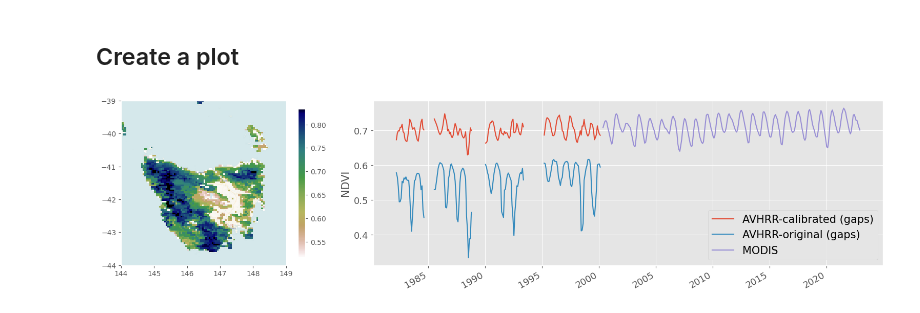
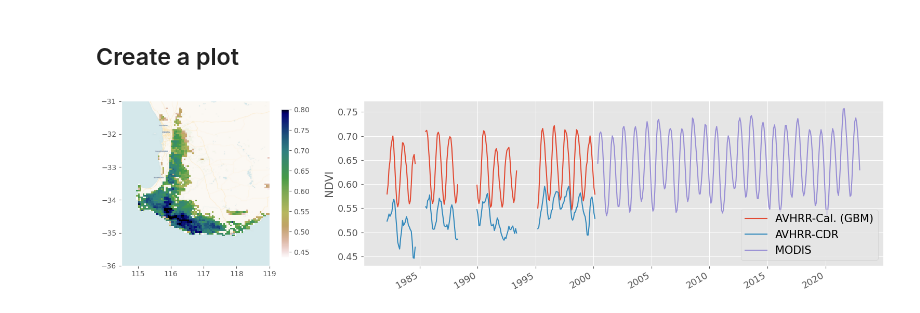
Before and after one commit to cbur24/climate-carbon-interactions, a Jupyter notebook: notebooks/harmonization/3_Example_timeseries_plots.ipynb, the cells around one changed output. Drawn from its saved outputs; the diff is of its cells as text; code cells hidden in the pictures.

```diff
--- a/notebooks/harmonization/3_Example_timeseries_plots.ipynb
+++ b/notebooks/harmonization/3_Example_timeseries_plots.ipynb
@@ -28,9 +28,9 @@ crs='epsg:4326'
 name='trees'
 
 # #Tassie
-lat=slice(-39,-45)
-lon=slice(144,149)
-plotname = 'Tasmania'
+# lat=slice(-39,-45)
+# lon=slice(144,149)
+# plotname = 'Tasmania'
 
 #queensland
 # lat=slice(-10,-20)
@@ -38,9 +38,9 @@ plotname = 'Tasmania'
 # plotname='Northern Queensland'
 
 # #SW WA
-# lat=slice(-31,-36)
-# lon=slice(114.5,119)
-# plotname='Southwest WA'
+lat=slice(-31,-36)
+lon=slice(114.5,119)
+plotname='Southwest WA'
 # %% [markdown]
 ## Open data
 # %%
@@ -91,32 +91,32 @@ modis = modis.where(mask1)
 # %%
 mosiac = [
     ["A", "B", "B"],
 ]
 
 fig, ax = plt.subplot_mosaic(mosiac, figsize=(16,4))
 
 im = modis.sel(longitude=lon, latitude=lat).mean('time').plot(robust=True, cmap='gist_earth_r',ax=ax['A'], add_colorbar=False, add_labels=False)
 cbar = plt.colorbar(im, ax=ax['A'], shrink=0.9)
 # ax['A'].set_yticklabels([])
 # ax['A'].set_xticklabels([])
 ax['A'].set_ylabel('')
 ax['A'].set_xlabel('')
 ctx.add_basemap(ax['A'], source=ctx.providers.CartoDB.Voyager, crs='EPSG:4326', attribution='', attribution_size=1)
 
 ax["B"].grid(True)
-merge.sel(longitude=lon, latitude=lat).mean(['latitude','longitude']).rolling(time=3).mean().plot(ax=ax["B"], label='AVHRR-calibrated (gaps)')
-avhrr.sel(longitude=lon, latitude=lat).mean(['latitude','longitude']).rolling(time=3).mean().plot(ax=ax["B"], label='AVHRR-original (gaps)')
+merge.sel(longitude=lon, latitude=lat).mean(['latitude','longitude']).rolling(time=3).mean().plot(ax=ax["B"], label='AVHRR-Cal. (GBM)')
+avhrr.sel(longitude=lon, latitude=lat).mean(['latitude','longitude']).rolling(time=3).mean().plot(ax=ax["B"], label='AVHRR-CDR')
 modis.sel(longitude=lon, latitude=lat).mean(['latitude','longitude']).rolling(time=3).mean().plot(ax=ax["B"], label='MODIS')
 ax["B"].legend(fontsize=15)
 ax["B"].set_title(None)
 ax["B"].set_ylabel('NDVI', fontsize=15)
 ax["B"].set_xlabel(None)
 # ax["B"].set_ylim(0.35,0.8)
 ax['B'].tick_params(axis='y', labelsize=13)
 ax['B'].tick_params(axis='x', labelsize=13)
 plt.tight_layout();
 
-fig.savefig("/g/data/os22/chad_tmp/climate-carbon-interactions/results/figs/Tassie_trees_timeseries.png",
+fig.savefig("/g/data/os22/chad_tmp/climate-carbon-interactions/results/figs/WA_trees_timeseries.png",
             bbox_inches='tight', dpi=300);
 # %% [output]
-[figure, old version]
+[figure, new version]
```
Also changed, not shown: 2 other files.
